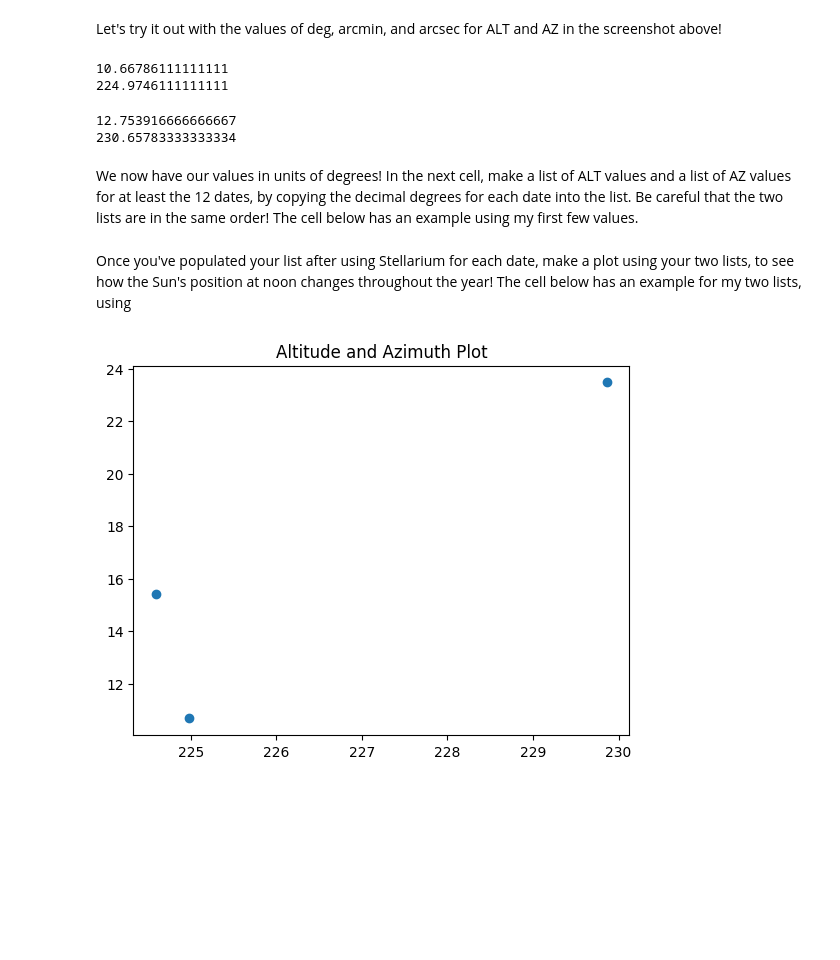
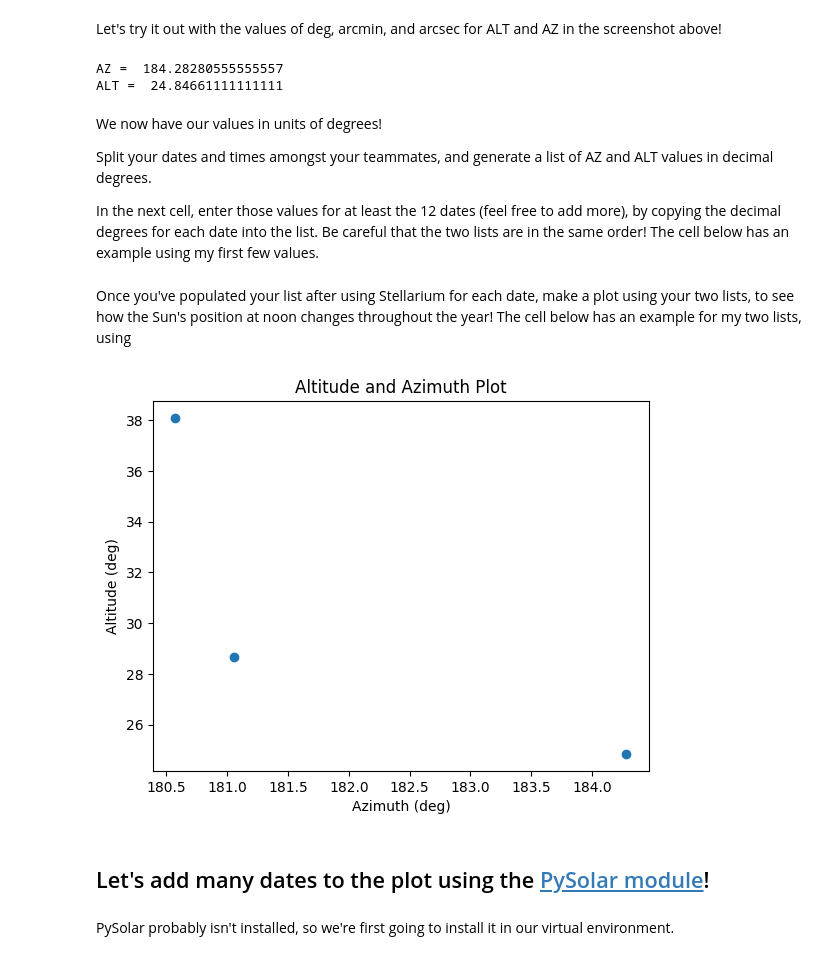
Before and after one commit to zfsayed/astr21, a Jupyter notebook: sections1to2.ipynb, the cells around one changed output. Drawn from its saved outputs; the diff is of its cells as text; code cells hidden in the pictures; blank space fills up the shorter version.

Commit message:
updated using Colab

```diff
--- a/sections1to2.ipynb
+++ b/sections1to2.ipynb
@@ -158,41 +169,43 @@ def to_ddeg(deg,arcmin,arcsec):
 # %% [markdown]
 Let's try it out with the values of deg, arcmin, and arcsec for ALT and AZ in the screenshot above!
 # %%
-print(to_ddeg(10,40,4.3)) #ALT
-print(to_ddeg(224,58,28.6)) #AZ
+print('AZ = ',to_ddeg(184,16,58.1)) #AZ
+print('ALT = ',to_ddeg(24,50,47.8)) #ALT
 # %% [output]
-10.66786111111111
-224.9746111111111
+AZ =  184.28280555555557
+ALT =  24.84661111111111
-# %%
-print(to_ddeg(12,45,14.1)) #ALT
-print(to_ddeg(230,39,28.2)) #AZ
-# %% [output]
-12.753916666666667
-230.65783333333334
 # %% [markdown]
-We now have our values in units of degrees! In the next cell, make a list of ALT values and a list of AZ values for at least the 12 dates, by copying the decimal degrees for each date into the list. Be careful that the two lists are in the same order! The cell below has an example using my first few values.
+We now have our values in units of degrees!
+
+Split your dates and times amongst your teammates, and generate a list of AZ and ALT values in decimal degrees.
+
+In the next cell, enter those values for at least the 12 dates (feel free to add more), by copying the decimal degrees for each date into the list. Be careful that the two lists are in the same order! The cell below has an example using my first few values.
 # %%
-ALTs = [10.66786111111111,15.425472222222222,23.469694444444443]
-AZs = [224.9746111111111,224.59158333333335,229.86433333333332]
+ALTs = [24.84661111111111,28.655527777777777,38.09413888888889]
+AZs = [184.28280555555557,181.05547222222222,180.57441666666665]
 # %% [markdown]
 Once you've populated your list after using Stellarium for each date, make a plot using your two lists, to see how the Sun's position at noon changes throughout the year! The cell below has an example for my two lists, using
 # %%
-# Create a polar plot
+# Make the figure
 fig = plt.figure()
 ax = fig.add_subplot(111)
 
 # Plot the data
 ax.scatter(AZs, ALTs)
 
-# Set the labels
-#ax.set_theta_zero_location('N')
-#ax.set_theta_direction(-1)
-#ax.set_rlabel_position(0)
 
 # Add a title
 plt.title('Altitude and Azimuth Plot')
 
+# Label the axes
+plt.xlabel('Azimuth (deg)')
+plt.ylabel('Altitude (deg)')
+
 # Show the plot
 plt.show()
 # %% [output]
-[figure, old version]
+[figure, new version]
+# %% [markdown]
+## Let's add many dates to the plot using the [PySolar module](https://pysolar.readthedocs.io/en/latest/)!
+# %% [markdown]
+PySolar probably isn't installed, so we're first going to install it in our virtual environment.
```
Also changed, not shown: parts of 23 cells of this notebook.
